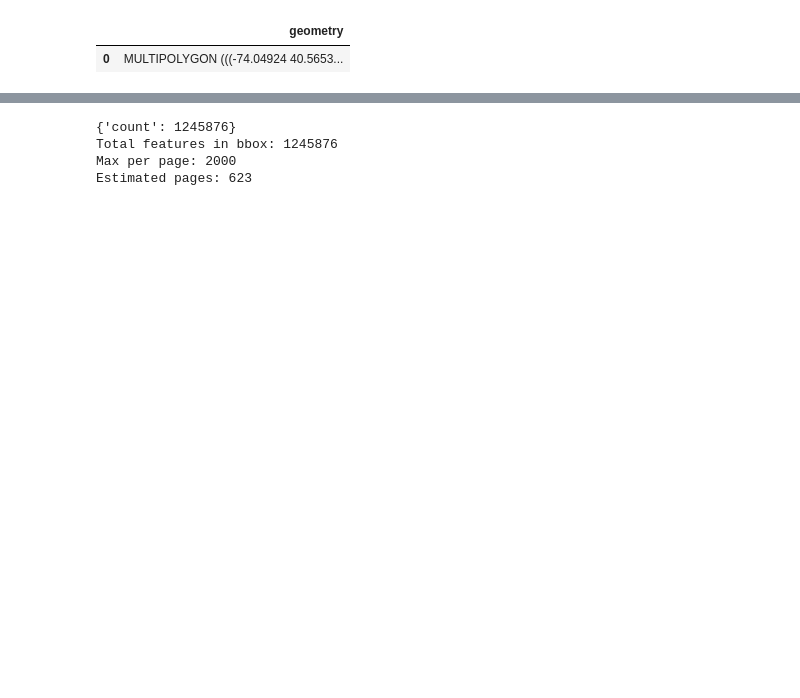
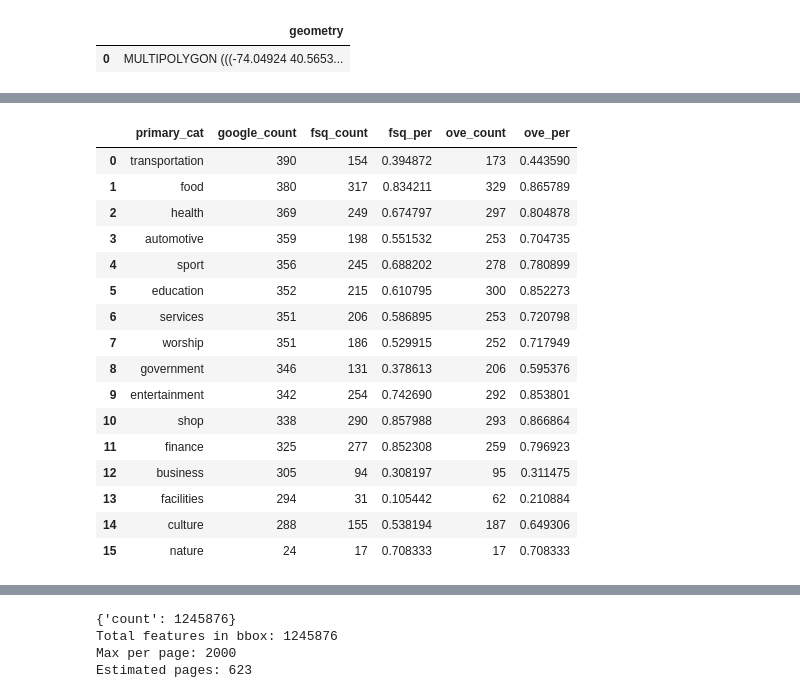
Before and after one commit to HOUPU1993/POI-study, a Jupyter notebook: POI_study.ipynb, the cells around one changed output, grey strips where cells are left out. Saved outputs shown, nothing was run; the diff lists cells and outputs as text; code cells hidden in the pictures; blank space fills up the shorter version.

```diff
--- a/POI_study.ipynb
+++ b/POI_study.ipynb
@@ -4393,0 +4644,42 @@ nyc_fsq
+# %%
+nyc_gplc_cat = nyc_gplc_aggr['primary_cat'].value_counts()
+nyc_gplc_cat = pd.DataFrame(nyc_gplc_cat)
+nyc_gplc_cat = nyc_gplc_cat.rename(columns={'count':'google_count'})
+
+fsq_m_cat = nyc_gplc_aggr[nyc_gplc_aggr['fsq_m'] == True]['primary_cat'].value_counts()
+fsq_m_cat = pd.DataFrame(fsq_m_cat)
+fsq_m_cat = fsq_m_cat.rename(columns={'count':'fsq_count'})
+
+ove_m_cat = nyc_gplc_aggr[nyc_gplc_aggr['ove_m'] == True]['primary_cat'].value_counts()
+ove_m_cat = pd.DataFrame(ove_m_cat)
+ove_m_cat = ove_m_cat.rename(columns={'count':'ove_count'})
+
+fsq_sta = fsq_m_cat.merge(nyc_gplc_cat, left_index=True, right_index=True, how='left')
+fsq_sta['fsq_per'] =  fsq_sta['fsq_count'] / fsq_sta['google_count']
+
+ove_sta = ove_m_cat.merge(nyc_gplc_cat, left_index=True, right_index=True, how='left')
+ove_sta['ove_per'] =  ove_sta['ove_count'] / ove_sta['google_count']
+
+df = fsq_sta.merge(ove_sta, left_index=True, right_index=True, how="inner").drop(columns={'google_count_x'}).rename(columns={'google_count_y':'google_count'})
+df = df[['google_count','fsq_count','fsq_per','ove_count','ove_per']]
+df = df.sort_values('google_count', ascending=False).reset_index(drop=False)
+# %%
+df
+# %% [output]
+|  | primary_cat | google_count | fsq_count | fsq_per | ove_count | ove_per |
+| 0 | transportation | 390 | 154 | 0.394872 | 173 | 0.443590 |
+| 1 | food | 380 | 317 | 0.834211 | 329 | 0.865789 |
+| 2 | health | 369 | 249 | 0.674797 | 297 | 0.804878 |
+| 3 | automotive | 359 | 198 | 0.551532 | 253 | 0.704735 |
+| 4 | sport | 356 | 245 | 0.688202 | 278 | 0.780899 |
+| 5 | education | 352 | 215 | 0.610795 | 300 | 0.852273 |
+| 6 | services | 351 | 206 | 0.586895 | 253 | 0.720798 |
+| 7 | worship | 351 | 186 | 0.529915 | 252 | 0.717949 |
+| 8 | government | 346 | 131 | 0.378613 | 206 | 0.595376 |
+| 9 | entertainment | 342 | 254 | 0.742690 | 292 | 0.853801 |
+| 10 | shop | 338 | 290 | 0.857988 | 293 | 0.866864 |
+| 11 | finance | 325 | 277 | 0.852308 | 259 | 0.796923 |
+| 12 | business | 305 | 94 | 0.308197 | 95 | 0.311475 |
+| 13 | facilities | 294 | 31 | 0.105442 | 62 | 0.210884 |
+| 14 | culture | 288 | 155 | 0.538194 | 187 | 0.649306 |
+| 15 | nature | 24 | 17 | 0.708333 | 17 | 0.708333 |
```
Also changed, not shown: parts of 38 cells of this notebook.
